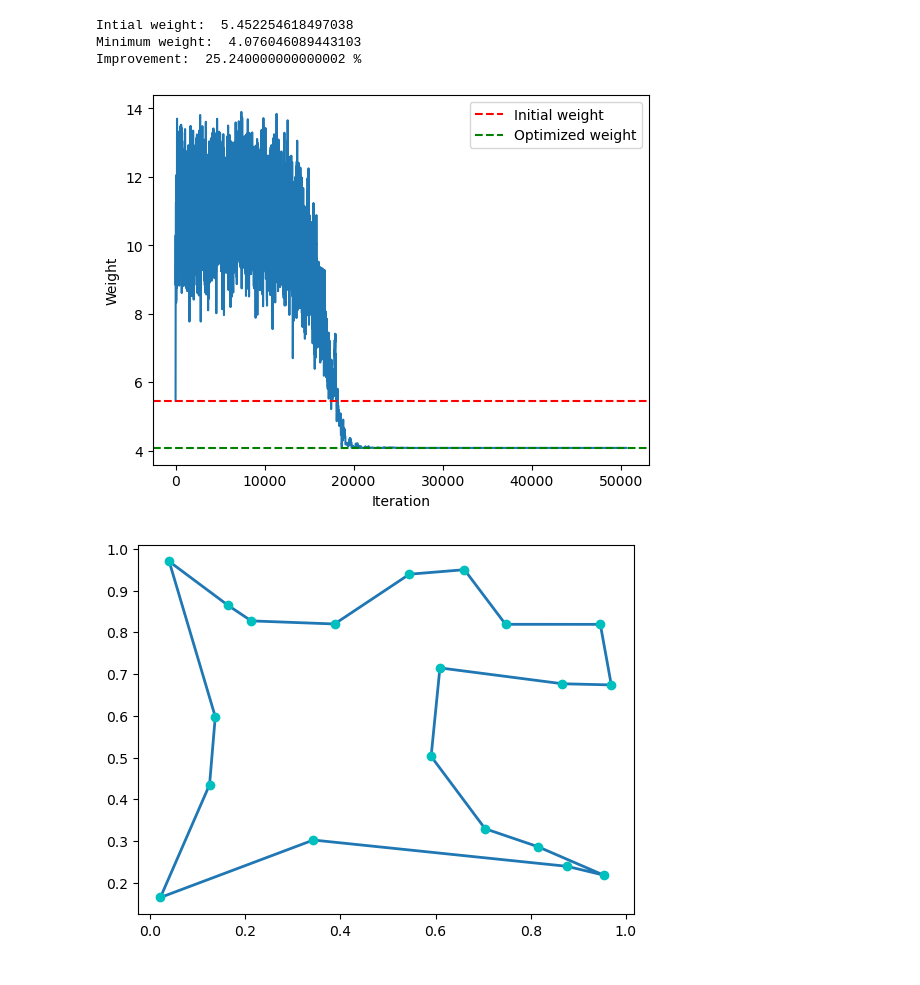
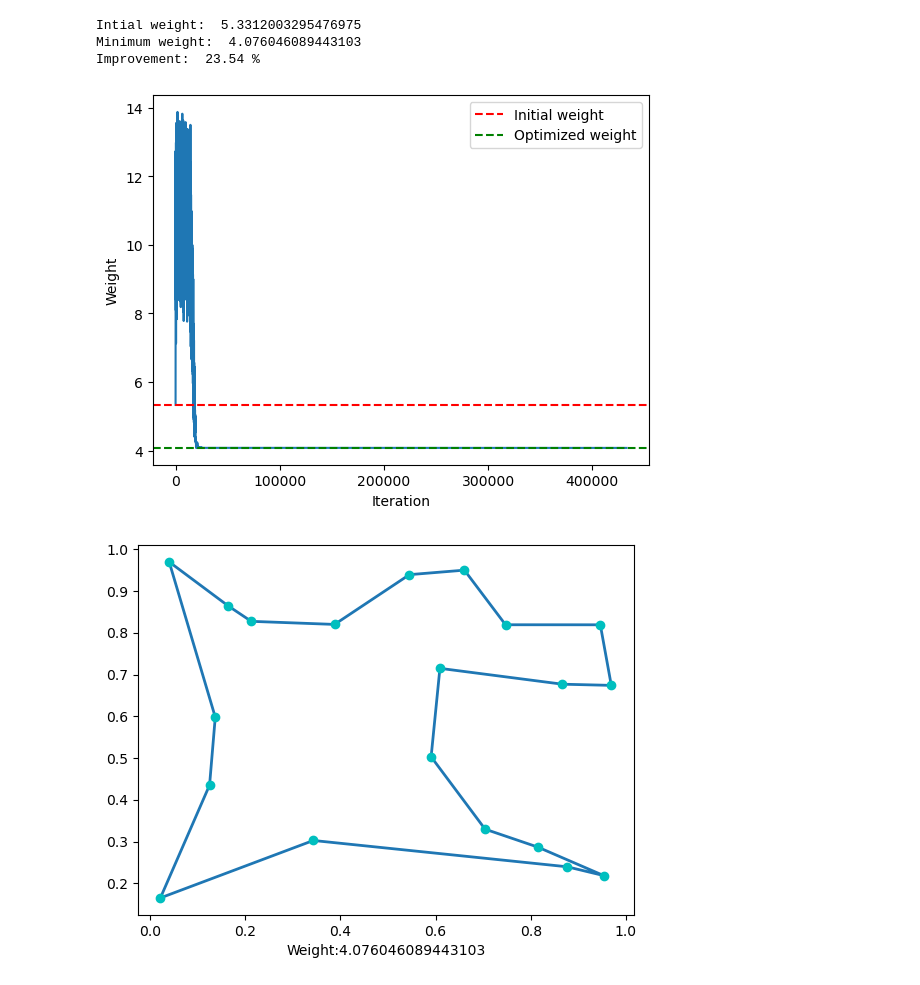
Before and after one commit to sjhjrcode/AI, a Jupyter notebook: TSP_Anealing_Personal.ipynb, the cells around one changed output. Drawn from its saved outputs; the diff is of its cells as text; code cells hidden in the pictures.

```diff
--- a/TSP_Anealing_Personal.ipynb
+++ b/TSP_Anealing_Personal.ipynb
@@ -163,6 +163,7 @@ class MSA:
         x = [self.coords[i, 0] for i in self.solution_history[len(self.solution_history)-1] + [self.solution_history[len(self.solution_history)-1][0]]]
         y = [self.coords[i, 1] for i in self.solution_history[len(self.solution_history)-1] + [self.solution_history[len(self.solution_history)-1][0]]]
         line.set_data(x, y)
+        plt.xlabel('Weight:'+str(self.mweight))
         if not os.path.exists("./images"):
             os.mkdir("./images")
         plt.savefig("./images/"+name)
@@ -200,17 +201,20 @@ Improvement:  17.37 %
 # %%
-
+temp = 1000
+stopping_temp = 0.0000000000000000000000000000000000000000000000000000000000000000000000000000000000000000001
+gamma = 0.9995
+stopping_iter = 10000000000000000000000000000000000000000000000000000000000000000000000000000000000000000000000000000000000000000
 xs = [0.6606,0.9695,0.5906, 0.2124, 0.0398, 0.1367,0.9536,0.6091,0.8767,0.8148,0.3876,0.7041,0.0213,0.3429,0.7471,0.5449,0.9464,0.1247,0.1636,0.8668]
 ys = [0.9500,0.6740,0.5029,0.8274,0.9697,0.5979,0.2184,0.7148,0.2395,0.2867,0.8200,0.3296,0.1649,0.3025,0.8192,0.9392,0.8191,0.4351,0.8646,0.6768]
 #print(f"X: {d} && Y:{s}",len(xs),len(ys))
 nodes = np.column_stack((xs, ys))
 name="HW Question 1.png"
 run(nodes,stopping_iter, temp, gamma, stopping_temp,name)
 # %% [output]
-Intial weight:  5.452254618497038
+Intial weight:  5.3312003295476975
 Minimum weight:  4.076046089443103
-Improvement:  25.240000000000002 %
+Improvement:  23.54 %
-[figure, old version]
+[figure, new version]
-[figure, old version]
+[figure, new version]
 # %%
 data = [1, 41, 49, 2, 35, 17, 3, 55, 45, 4, 55, 20, 5, 15, 30, 6, 25, 30, 7, 20, 50, 8, 10, 43, 9, 55, 60, 10, 30, 60, 11, 20, 65, 12, 50, 35, 13, 30, 25, 14, 15, 10, 15, 30, 5, 16, 10, 20, 17, 5, 30, 18, 20, 40, 19, 15, 60, 20, 45, 65, 21, 45, 20, 22, 45, 10, 23, 55, 5, 24, 65, 35, 25, 65, 20, 26, 45, 30, 27, 35, 40, 28, 41, 37, 29, 64, 42, 30, 40, 60, 31, 31, 52, 32, 35, 69, 33, 53, 52, 34, 65, 55, 35, 63, 65, 36, 2, 60, 37, 20, 20, 38, 5, 5, 39, 60, 12, 40, 40, 25, 41, 42, 7, 42, 24, 12, 43, 23, 3, 44, 11, 14, 45, 6, 38, 46, 2, 48, 47, 8, 56, 48, 13, 52, 49, 6, 68, 50, 47, 47, 51, 49, 58, 52, 27, 43, 53, 37, 31, 54, 57, 29, 55, 63, 23, 56, 53, 12, 57, 32, 12, 58, 36, 26, 59, 21, 24, 60, 17, 34, 61, 12, 24, 62, 24, 58, 63, 27, 69, 64, 15, 77, 65, 62, 77, 66, 49, 73, 67, 67, 5, 68, 56, 39, 69, 37, 47, 70, 37, 56, 71, 57, 68, 72, 47, 16, 73, 44, 17, 74, 46, 13, 75, 49, 11, 76, 49, 42, 77, 53, 43, 78, 61, 52, 79, 57, 48, 80, 56, 37, 81, 55, 54, 82, 15, 47, 83, 14, 37, 84, 11, 31, 85, 16, 22, 86, 4, 18, 87, 28, 18, 88, 26, 52, 89, 26, 35, 90, 31, 67, 91, 15, 19, 92, 22, 22, 93, 18, 24, 94, 26, 27, 95, 25, 24, 96, 22, 27, 97, 25, 21, 98, 19, 21, 99, 20, 26, 100, 18, 18, 101, 35, 35]
 # %%
```
Also changed, not shown: parts of 3 cells of this notebook, 5 other files.
